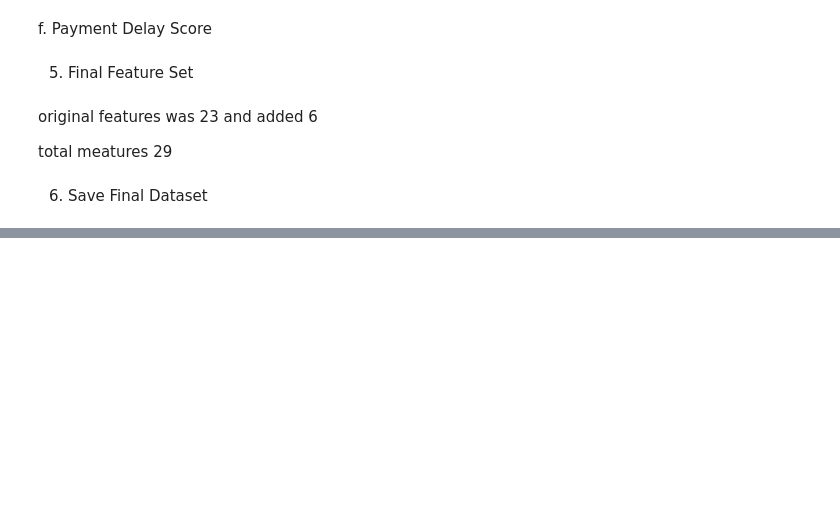
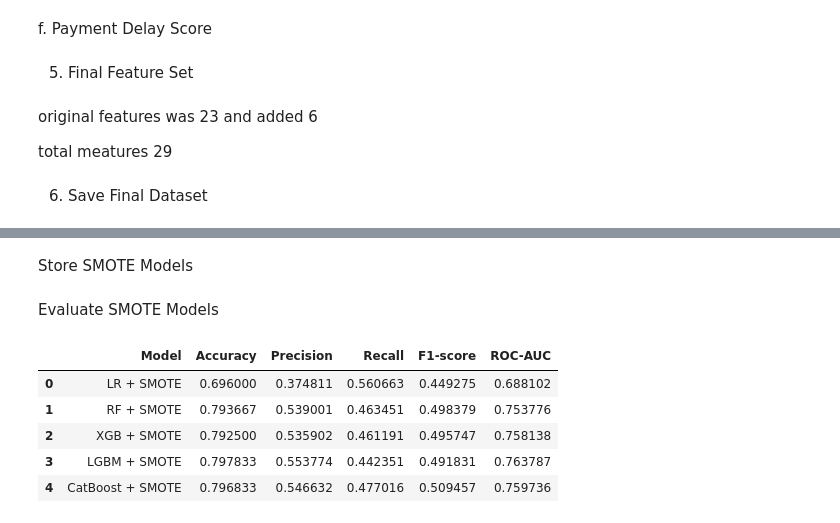
Before and after one commit to riasad30/Thesis, a Jupyter notebook: Untitled0.ipynb, the cells around one changed output, grey strips where cells are left out. Drawn from its saved outputs; the diff is of its cells as text; code cells hidden in the pictures; blank space fills up the shorter version.

```diff
--- a/Untitled0.ipynb
+++ b/Untitled0.ipynb
@@ -2104,0 +2580,76 @@ index=False
+# %% [markdown]
+Store SMOTE Models
+# %%
+smote_models = {
+
+    "LR + SMOTE": lr_smote,
+
+    "RF + SMOTE": rf_smote,
+
+    "XGB + SMOTE": xgb_smote,
+
+    "LGBM + SMOTE": lgbm_smote,
+
+    "CatBoost + SMOTE": cat_smote
+
+}
+# %% [markdown]
+Evaluate SMOTE Models
+# %%
+smote_results = []
+
+
+for name, model in smote_models.items():
+
+    if name == "LR + SMOTE":
+
+        y_pred = model.predict(X_test_scaled)
+        y_prob = model.predict_proba(X_test_scaled)[:,1]
+
+    else:
+
+        y_pred = model.predict(X_test)
+        y_prob = model.predict_proba(X_test)[:,1]
+
+
+    smote_results.append({
+
+        "Model": name,
+
+        "Accuracy": accuracy_score(
+            y_test,
+            y_pred
+        ),
+
+        "Precision": precision_score(
+            y_test,
+            y_pred
+        ),
+
+        "Recall": recall_score(
+            y_test,
+            y_pred
+        ),
+
+        "F1-score": f1_score(
+            y_test,
+            y_pred
+        ),
+
+        "ROC-AUC": roc_auc_score(
+            y_test,
+            y_prob
+        )
+    })
+
+
+smote_results_df = pd.DataFrame(smote_results)
+
+smote_results_df
+# %% [output]
+|  | Model | Accuracy | Precision | Recall | F1-score | ROC-AUC |
+| 0 | LR + SMOTE | 0.696000 | 0.374811 | 0.560663 | 0.449275 | 0.688102 |
+| 1 | RF + SMOTE | 0.793667 | 0.539001 | 0.463451 | 0.498379 | 0.753776 |
+| 2 | XGB + SMOTE | 0.792500 | 0.535902 | 0.461191 | 0.495747 | 0.758138 |
+| 3 | LGBM + SMOTE | 0.797833 | 0.553774 | 0.442351 | 0.491831 | 0.763787 |
+| 4 | CatBoost + SMOTE | 0.796833 | 0.546632 | 0.477016 | 0.509457 | 0.759736 |
```
Also changed, not shown: parts of 55 cells of this notebook.
